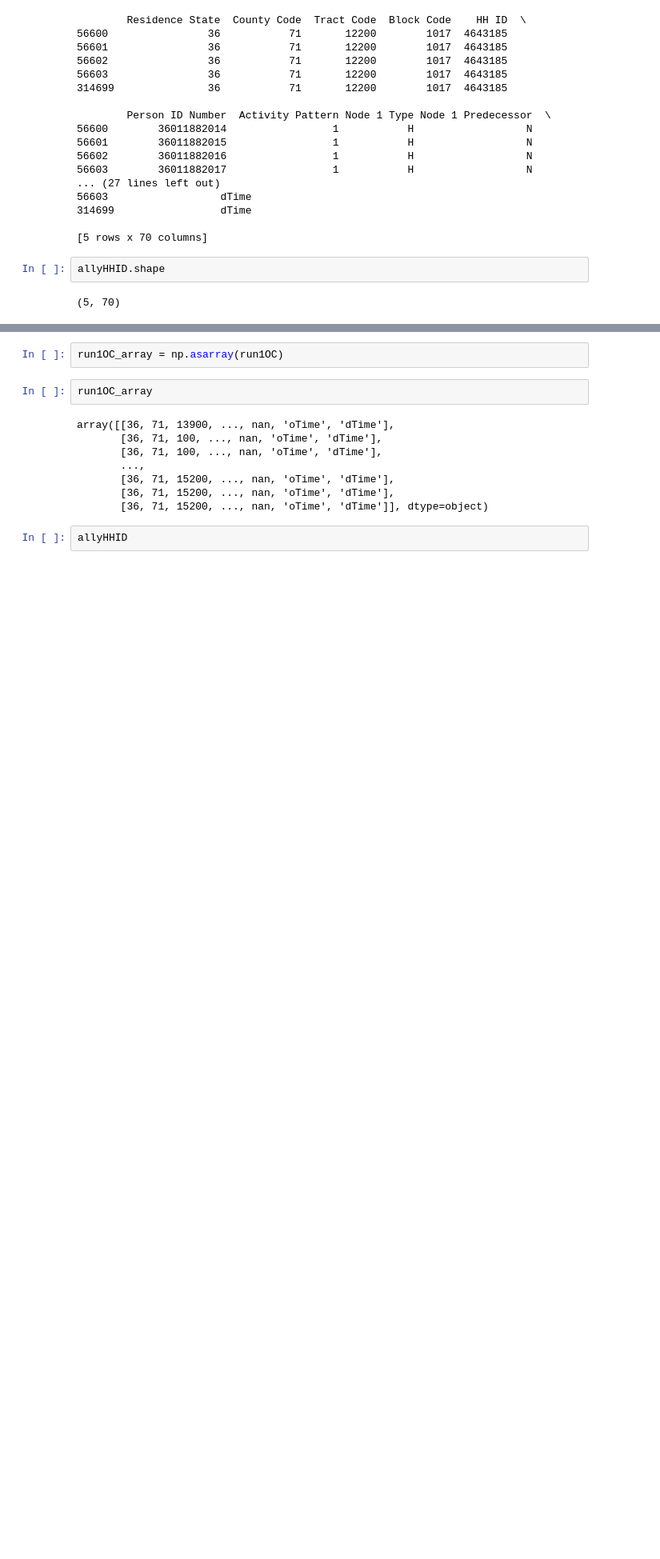
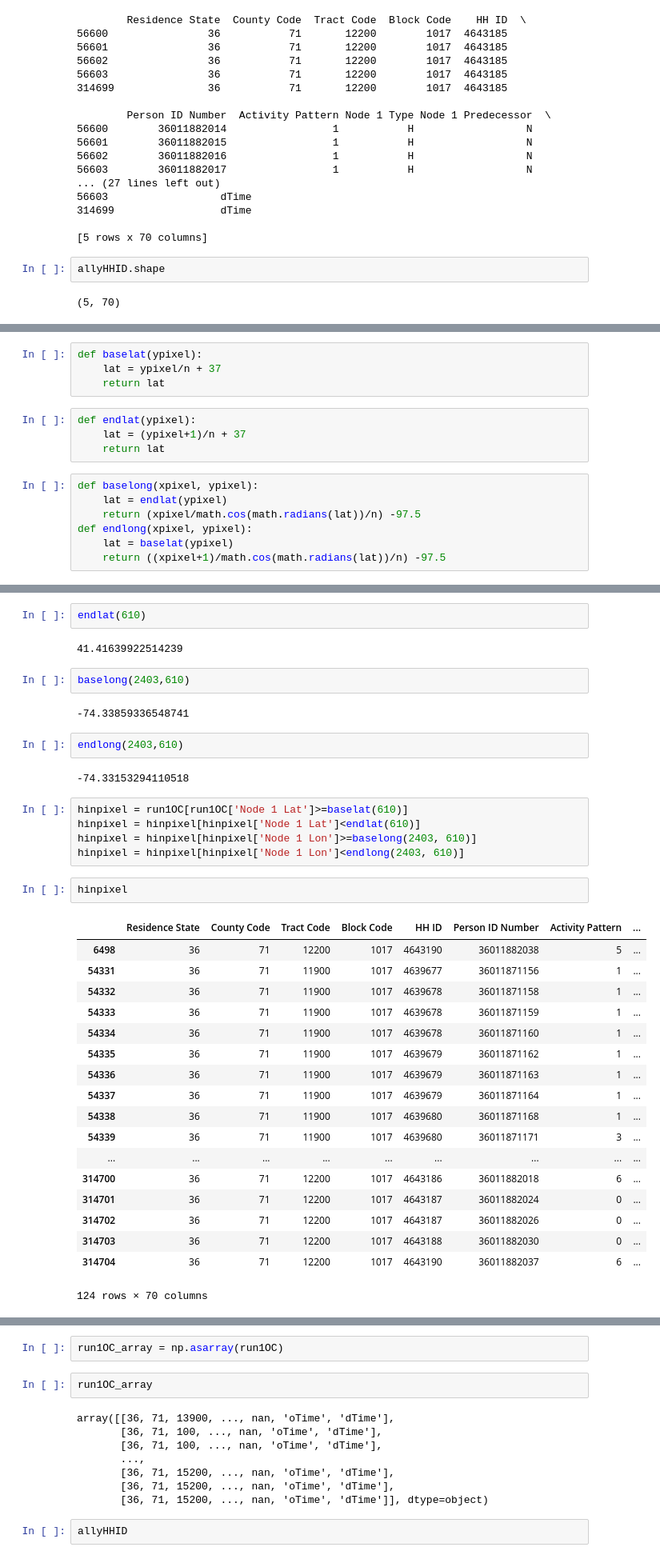
Before and after one commit to wylya/467_Stuff, a Jupyter notebook: 467 Counties-2.ipynb, the cells around one changed output, grey strips where cells are left out. Shown at 80% size. Saved outputs shown, nothing was run; the diff lists cells and outputs as text; blank space fills up the shorter version.

```diff
--- a/467 Counties-2.ipynb
+++ b/467 Counties-2.ipynb
@@ -74,3 +85,18 @@ def Ypixel(latitude,longitude):
     else:
         yPixel = math.floor(n*(latitude - 37.0))
         return yPixel
+# %%
+def baselat(ypixel):
+    lat = ypixel/n + 37
+    return lat
+# %%
+def endlat(ypixel):
+    lat = (ypixel+1)/n + 37
+    return lat
+# %%
+def baselong(xpixel, ypixel):
+    lat = endlat(ypixel)
+    return (xpixel/math.cos(math.radians(lat))/n) -97.5
+def endlong(xpixel, ypixel):
+    lat = baselat(ypixel)
+    return ((xpixel+1)/math.cos(math.radians(lat))/n) -97.5
@@ -77,2 +107,40 @@ def Ypixel(latitude,longitude):
+# %%
+endlat(610)
+# %% [output]
+41.41639922514239
+# %%
+baselong(2403,610)
+# %% [output]
+-74.33859336548741
+# %%
+endlong(2403,610)
+# %% [output]
+-74.33153294110518
+# %%
+hinpixel = run1OC[run1OC['Node 1 Lat']>=baselat(610)]
+hinpixel = hinpixel[hinpixel['Node 1 Lat']<endlat(610)]
+hinpixel = hinpixel[hinpixel['Node 1 Lon']>=baselong(2403, 610)]
+hinpixel = hinpixel[hinpixel['Node 1 Lon']<endlong(2403, 610)]
+# %%
+hinpixel
+# %% [output]
+|  | Residence State | County Code | Tract Code | Block Code | HH ID | Person ID Number | Activity Pattern | ... |
+| 6498 | 36 | 71 | 12200 | 1017 | 4643190 | 36011882038 | 5 | ... |
+| 54331 | 36 | 71 | 11900 | 1017 | 4639677 | 36011871156 | 1 | ... |
+| 54332 | 36 | 71 | 11900 | 1017 | 4639678 | 36011871158 | 1 | ... |
+| 54333 | 36 | 71 | 11900 | 1017 | 4639678 | 36011871159 | 1 | ... |
+| 54334 | 36 | 71 | 11900 | 1017 | 4639678 | 36011871160 | 1 | ... |
+| 54335 | 36 | 71 | 11900 | 1017 | 4639679 | 36011871162 | 1 | ... |
+| 54336 | 36 | 71 | 11900 | 1017 | 4639679 | 36011871163 | 1 | ... |
+| 54337 | 36 | 71 | 11900 | 1017 | 4639679 | 36011871164 | 1 | ... |
+| 54338 | 36 | 71 | 11900 | 1017 | 4639680 | 36011871168 | 1 | ... |
+| 54339 | 36 | 71 | 11900 | 1017 | 4639680 | 36011871171 | 3 | ... |
+| ... | ... | ... | ... | ... | ... | ... | ... | ... |
+| 314700 | 36 | 71 | 12200 | 1017 | 4643186 | 36011882018 | 6 | ... |
+| 314701 | 36 | 71 | 12200 | 1017 | 4643187 | 36011882024 | 0 | ... |
+| 314702 | 36 | 71 | 12200 | 1017 | 4643187 | 36011882026 | 0 | ... |
+| 314703 | 36 | 71 | 12200 | 1017 | 4643188 | 36011882030 | 0 | ... |
+| 314704 | 36 | 71 | 12200 | 1017 | 4643190 | 36011882037 | 6 | ... |
+124 rows × 70 columns
 # %%
 allyHHID = np.asarray(allyHHID)
```
Also changed, not shown: parts of 23 cells of this notebook.
